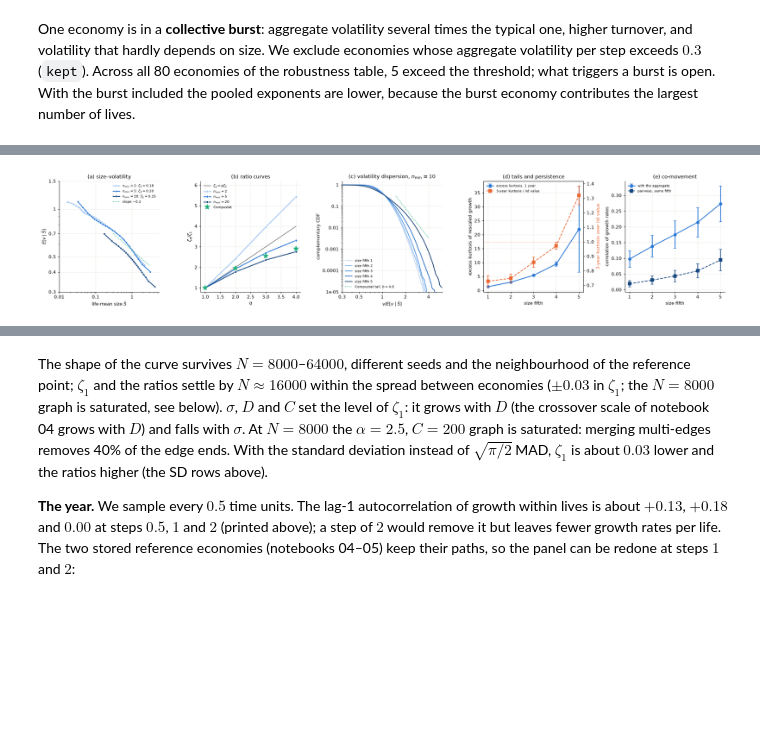
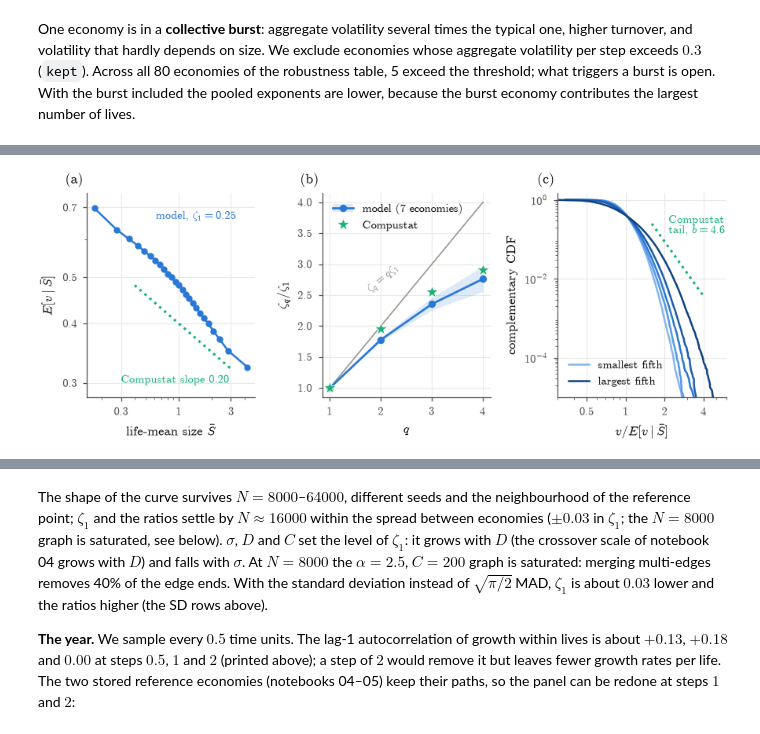
Before and after one commit to NotLudovico/dynamical-model-for-economics, a Jupyter notebook: notebooks/06_facts.ipynb, the cells around one changed output, grey strips where cells are left out. Saved outputs shown, nothing was run; the diff lists cells and outputs as text; code cells hidden in the pictures; blank space fills up the shorter version.

```diff
--- a/notebooks/06_facts.ipynb
+++ b/notebooks/06_facts.ipynb
@@ -273,55 +275,52 @@ prod, 7 economies (burst excluded):
 
 Compustat: zeta [0.2  0.39 0.51 0.58], ratios [1.95 2.55 2.9 ], volatility 1.22 -> 0.22 over 4 decades, b = 4.6
 # %%
-NMIN = {2: "#9ec5f0", 5: "#2a78d6", 20: "#14467f"}
-FIFTH = ["#c7dcf5", "#8ab8ec", "#4f93e0", "#2a6fc0", "#163f73"]
+# Paper figure: the facts at n_min = 20. The by-fifth facts (Table I) are drawn below.
+from economy import PAL, FIFTHS, COL1, COL2, paper_style, panel, save_paper
+paper_style()
+NM = 20
 Sb, v, n = (cat(ds, k).astype(float) for k in ("Sbar", "v", "n"))
-fig, axs = plt.subplots(1, 5, figsize=(21, 4.3))
-a, b, c, d, e = axs
+sel = (n >= NM) & (v > 0)
+Sb, v = Sb[sel], v[sel]
+P = np.array_split(np.argsort(Sb), 25)
+xb, yb = np.array([Sb[p].mean() for p in P]), np.array([v[p].mean() for p in P])
+z = zeta_bins(Sb, v)[0]
+per = np.array([(lambda zz: zz / zz[0])(zeta_bins(d["Sbar"][d["n"] >= NM].astype(float), d["v"][d["n"] >= NM].astype(float))[0])
+                for d in ds])
 q = np.arange(1, 5)
-b.plot(q, q, "-", color="#52514e", lw=1, label=r"$\zeta_q=q\zeta_1$")
-for nm, col in NMIN.items():
-    sel = (n >= nm) & (v > 0)
-    P = np.array_split(np.argsort(Sb[sel]), 25)
-    z = zeta_bins(Sb[sel], v[sel])[0]
-    a.loglog([Sb[sel][p].mean() for p in P], [v[sel][p].mean() for p in P], "o-", color=col, lw=1.8, ms=4, mec="white", mew=0.5,
-             label=rf"$n_{{\min}}={nm}$: $\zeta_1={z[0]:.2f}$")
-    b.plot(q, z / z[0], "o-", color=col, lw=1.8, ms=5, mec="white", label=rf"$n_{{\min}}={nm}$")
-xg = np.geomspace(0.3, 3, 10)
-a.loglog(xg, 0.55 * xg ** -0.2, ":", color="#1baf7a", lw=1.5, label=r"slope $-0.2$")
-a.set(xlabel=r"life-mean size $\bar S$", ylabel=r"$E[v\mid\bar S]$", title="(a) size–volatility")
-b.plot(q, MSB_RATIO, "*", color="#1baf7a", ms=12, label="Compustat")
-b.set(xlabel="$q$", ylabel=r"$\zeta_q/\zeta_1$", title="(b) ratio curves", ylim=(0.8, 6.2))
-sel = (n >= 10) & (v > 0)
-P = np.array_split(np.argsort(Sb[sel]), 25)
-r, grp = np.empty(sel.sum()), np.empty(sel.sum(), int)
+fig, (a, b, c) = plt.subplots(1, 3, figsize=(COL2, 2.25), gridspec_kw=dict(wspace=0.4))
+a.loglog(xb, yb, "o-", color=PAL["model"], ms=3, lw=1.2)
+xg = np.geomspace(0.4, 3, 10)
+a.loglog(xg, 0.40 * xg ** -MSB_ZETA[0], ":", color=PAL["data"], lw=1.5)
+a.text(0.62, 0.66, rf"model, $\zeta_1={z[0]:.2f}$", color=PAL["model"], fontsize=7)
+a.text(2.9, 0.312, rf"Compustat slope ${MSB_ZETA[0]:.2f}$", color=PAL["data"], fontsize=7, ha="right", va="top")
+a.set(xlabel=r"life-mean size $\bar S$", ylabel=r"$E[v\mid\bar S]$", ylim=(0.28, 0.75))
+tidy(a, [0.3, 1, 3], [0.3, 0.4, 0.5, 0.7])
+b.plot(q, q, color=PAL["faint"], lw=0.8)
+b.text(2.05, 2.55, r"$\zeta_q=q\zeta_1$", color=PAL["faint"], fontsize=7, ha="center", rotation=40)
+band = b.fill_between(q, per.min(0), per.max(0), color=PAL["model"], alpha=0.15, lw=0)
+ln, = b.plot(q, z / z[0], "o-", color=PAL["model"], ms=3.5, lw=1.3)
+st, = b.plot(q, MSB_RATIO, "*", color=PAL["data"], ms=8, mec="white", mew=0.4, zorder=4)
+b.legend([(band, ln), st], [f"model ({len(ds)} economies)", "Compustat"], loc="upper left")
+b.set(xlabel=r"$q$", ylabel=r"$\zeta_q/\zeta_1$", xlim=(0.85, 4.15), ylim=(0.85, 4.15), xticks=q)
+tidy(b)
+r, grp = np.empty(v.size), np.empty(v.size, int)
 for i, p in enumerate(P):
-    r[p], grp[p] = v[sel][p] / v[sel][p].mean(), i // 5
+    r[p], grp[p] = v[p] / v[p].mean(), i // 5
+cc = []
 for f in range(5):
     x = np.sort(r[grp == f])[::-1]
-    c.loglog(x, np.arange(1, x.size + 1) / x.size, color=FIFTH[f], lw=1.6, label=f"size fifth {f + 1}")
-xg = np.geomspace(1.5, 4, 10)
-c.loglog(xg, 0.3 * (xg / 1.5) ** -4.6, ":", color="#1baf7a", lw=1.5, label=r"Compustat tail, $b=4.6$")
-c.set(xlabel=r"$v/E[v\mid\bar S]$", ylabel="complementary CDF", title=r"(c) volatility dispersion, $n_{\min}=10$",
-      xlim=(0.3, 6), ylim=(1e-5, 1.5))
-f5 = np.arange(1, 6)
-d.errorbar(f5, mean("kurt"), sd("kurt"), fmt="o-", color="#2a78d6", lw=1.8, capsize=3, label="excess kurtosis, 1 year")
-d2 = d.twinx()
-d2.errorbar(f5, mean("persist")[:, 1], sd("persist")[:, 1], fmt="s--", color="#eb6834", lw=1.6, capsize=3, label="3-year kurtosis / iid value")
-d2.axhline(1, color="#eb6834", lw=0.8, ls=":")
-d2.set_ylabel("3-year kurtosis over iid value", color="#eb6834")
-d.set(xlabel="size fifth", ylabel="excess kurtosis of rescaled growth", title="(d) tails and persistence")
-h1, l1 = d.get_legend_handles_labels()
-h2, l2 = d2.get_legend_handles_labels()
-d.legend(h1 + h2, l1 + l2, frameon=False, fontsize=7.5, loc="upper left")
-e.errorbar(f5, mean("corr_agg"), sd("corr_agg"), fmt="o-", color="#2a78d6", lw=1.8, capsize=3, label="with the aggregate")
-e.errorbar(f5, mean("corr_pair"), sd("corr_pair"), fmt="s--", color="#14467f", lw=1.6, capsize=3, label="pairwise, same fifth")
-e.set(xlabel="size fifth", ylabel="correlation of growth rates", title="(e) co-movement")
-for ax in axs:
-    tidy(ax, [0.01, 0.1, 1] if ax is a else ([0.3, 0.5, 1, 2, 4] if ax is c else None),
-         [0.3, 0.4, 0.5, 0.7, 1, 1.5] if ax is a else None)
-    if ax is not d:
-        ax.legend(frameon=False, fontsize=7.5)
-plt.tight_layout()
-plt.savefig(FIGURES / "demographic_prod.png", dpi=200)
+    cc += c.loglog(x, np.arange(1, x.size + 1) / x.size, color=FIFTHS[f], lw=1.2)
+xg = np.geomspace(1.6, 4, 10)
+c.loglog(xg, 0.25 * (xg / 1.6) ** -4.6, ":", color=PAL["data"], lw=1.5)
+c.text(2.15, 0.12, "Compustat\ntail, $b=4.6$", color=PAL["data"], fontsize=7, va="bottom")
+c.set(xlabel=r"$v/E[v\mid\bar S]$", ylabel="complementary CDF", xlim=(0.3, 6), ylim=(1e-5, 1.5))
+c.legend([cc[0], cc[4]], ["smallest fifth", "largest fifth"], loc="lower left")
+tidy(c, [0.5, 1, 2, 4])
+from matplotlib.ticker import LogFormatterMathtext
+c.set_yticks([1e-4, 1e-2, 1])
+c.yaxis.set_major_formatter(LogFormatterMathtext())
+for ax, l in zip((a, b, c), "abc"):
+    panel(ax, l)
+save_paper(fig, "fig_facts")
 # %% [output]
@@ -328 +333 @@ plt.savefig(FIGURES / "demographic_prod.png", dpi=200)
-[figure, old version]
+[figure, new version]
```
Also changed, not shown: parts of 7 cells of this notebook, 19 other files.
